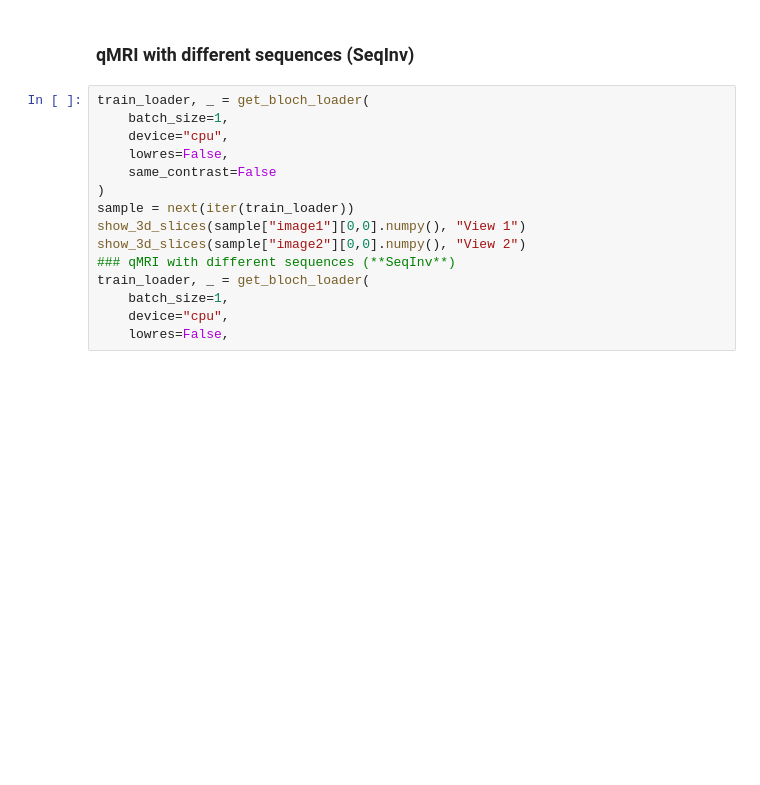
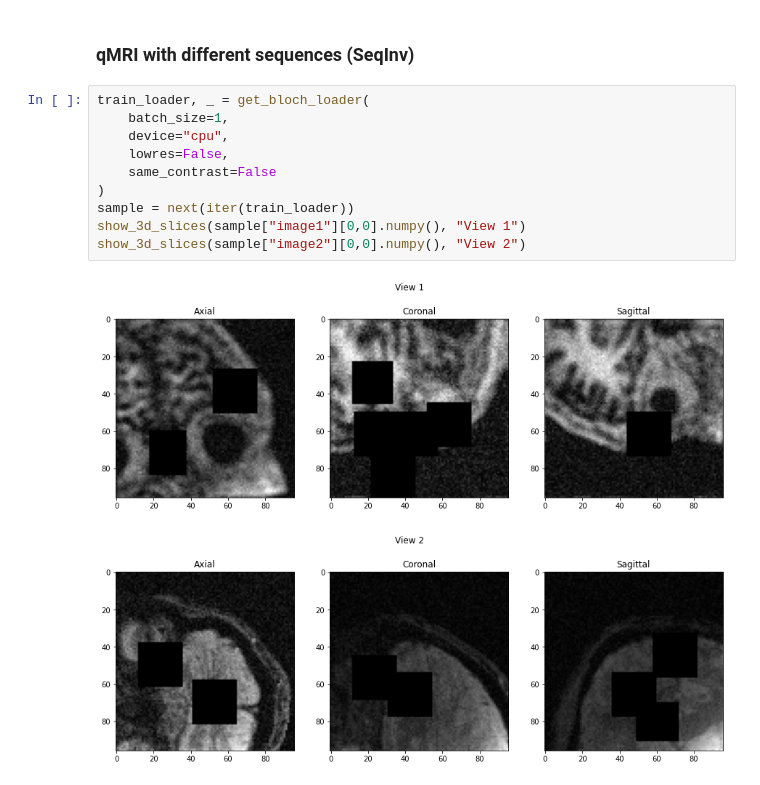
Before and after one commit to liamchalcroft/contrast-squared, a Jupyter notebook: src/data_demo.ipynb, the cells around one changed output. Drawn from its saved outputs; the diff is of its cells as text; blank space fills up the shorter version.

```diff
--- a/src/data_demo.ipynb
+++ b/src/data_demo.ipynb
@@ -77,15 +100,13 @@ show_3d_slices(sample["image2"][0,0].numpy(), "View 2")
 # %%
 train_loader, _ = get_bloch_loader(
     batch_size=1,
     device="cpu",
     lowres=False,
     same_contrast=False
 )
 sample = next(iter(train_loader))
 show_3d_slices(sample["image1"][0,0].numpy(), "View 1")
 show_3d_slices(sample["image2"][0,0].numpy(), "View 2")
-### qMRI with different sequences (**SeqInv**)
-train_loader, _ = get_bloch_loader(
-    batch_size=1,
-    device="cpu",
-    lowres=False,
+# %% [output]
+[figure, added]
+[figure, added]
```
Also changed, not shown: parts of 3 cells of this notebook.
